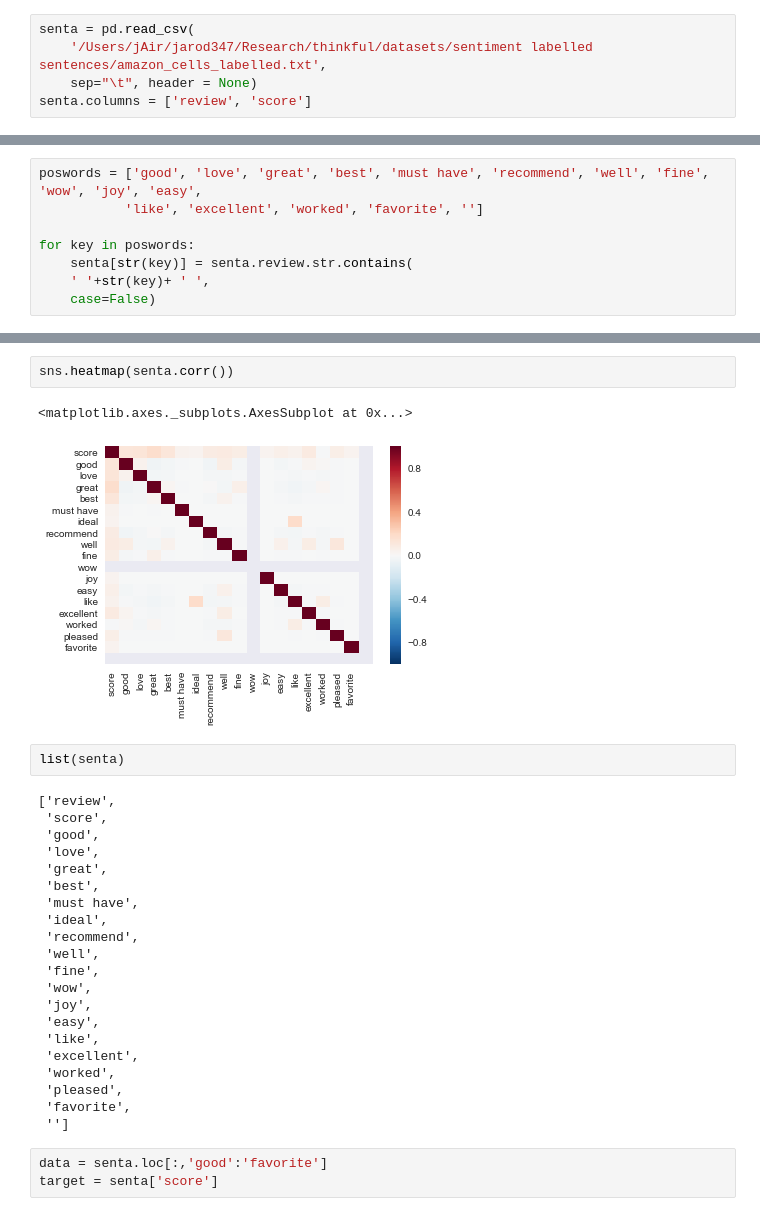
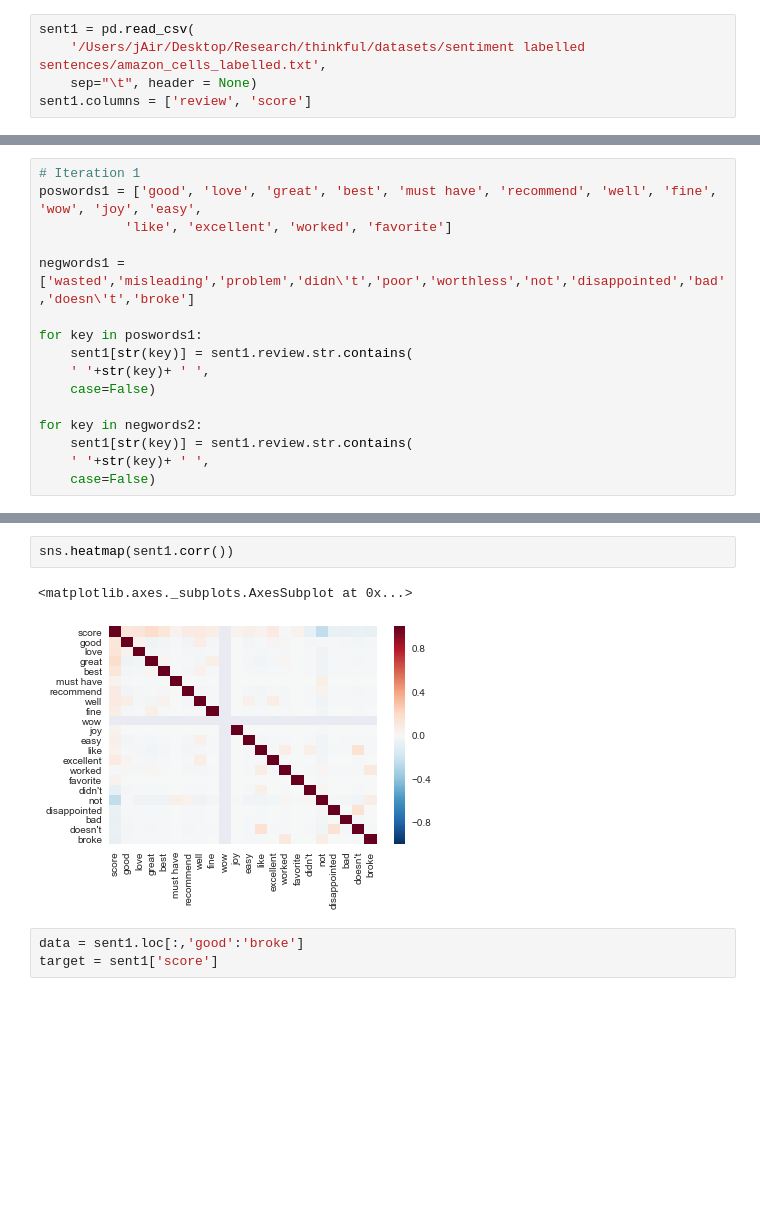
Before and after one commit to jarodjacobs/thinkfulchallenges, a Jupyter notebook: review analysis challenge.ipynb, the cells around one changed output, grey strips where cells are left out. Drawn from its saved outputs; the diff is of its cells as text; blank space fills up the shorter version.

```diff
--- a/review analysis challenge.ipynb
+++ b/review analysis challenge.ipynb
@@ -9,5 +13,5 @@ import seaborn as sns
 # %%
-senta = pd.read_csv(
-    '/Users/jAir/jarod347/Research/thinkful/datasets/sentiment labelled sentences/amazon_cells_labelled.txt',
+sent1 = pd.read_csv(
+    '/Users/jAir/Desktop/Research/thinkful/datasets/sentiment labelled sentences/amazon_cells_labelled.txt',
     sep="\t", header = None)
-senta.columns = ['review', 'score']
+sent1.columns = ['review', 'score']
@@ -23,8 +18,16 @@ senta.head()
 # %%
-poswords = ['good', 'love', 'great', 'best', 'must have', 'recommend', 'well', 'fine', 'wow', 'joy', 'easy',
-           'like', 'excellent', 'worked', 'favorite', '']
+# Iteration 1
+poswords1 = ['good', 'love', 'great', 'best', 'must have', 'recommend', 'well', 'fine', 'wow', 'joy', 'easy',
+           'like', 'excellent', 'worked', 'favorite']
 
-for key in poswords:
-    senta[str(key)] = senta.review.str.contains(
+negwords1 = ['wasted','misleading','problem','didn\'t','poor','worthless','not','disappointed','bad','doesn\'t','broke']
+
+for key in poswords1:
+    sent1[str(key)] = sent1.review.str.contains(
     ' '+str(key)+ ' ',
     case=False)
+
+for key in negwords2:
+    sent1[str(key)] = sent1.review.str.contains(
+    ' '+str(key)+ ' ',
+    case=False)
@@ -52,32 +34,9 @@ senta
 # %%
-sns.heatmap(senta.corr())
+sns.heatmap(sent1.corr())
 # %% [output]
 <matplotlib.axes._subplots.AxesSubplot at 0x...>
-[figure, old version]
+[figure, new version]
-# %%
-list(senta)
-# %% [output]
-['review',
- 'score',
- 'good',
- 'love',
- 'great',
- 'best',
- 'must have',
- 'ideal',
- 'recommend',
- 'well',
- 'fine',
- 'wow',
- 'joy',
- 'easy',
- 'like',
- 'excellent',
- 'worked',
- 'pleased',
- 'favorite',
- '']
 # %%
-data = senta.loc[:,'good':'favorite']
-target = senta['score']
+data = sent1.loc[:,'good':'broke']
+target = sent1['score']
 # %%
```
Also changed, not shown: parts of 18 cells of this notebook.
